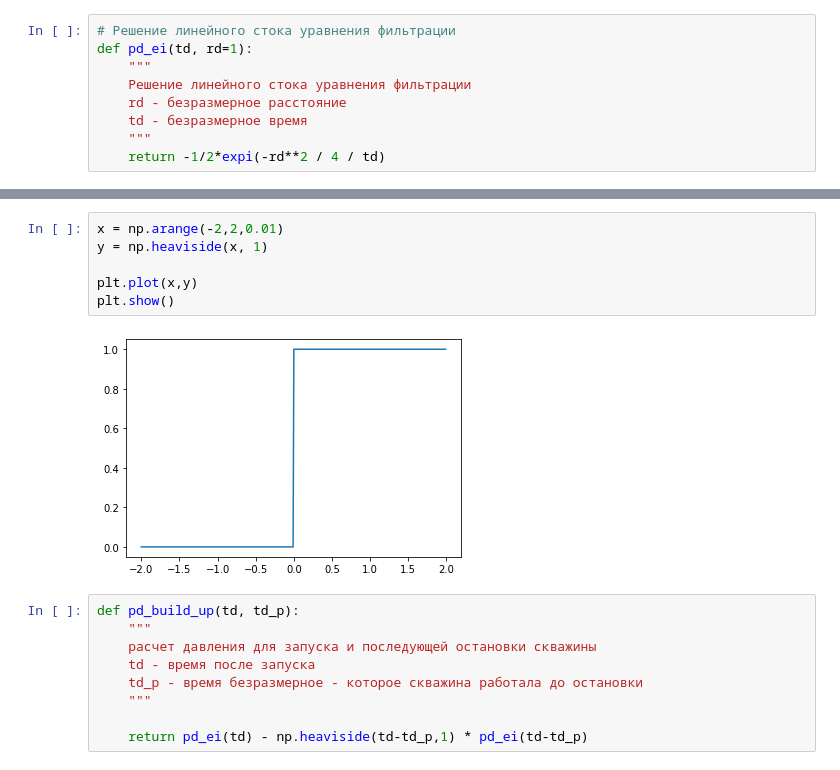
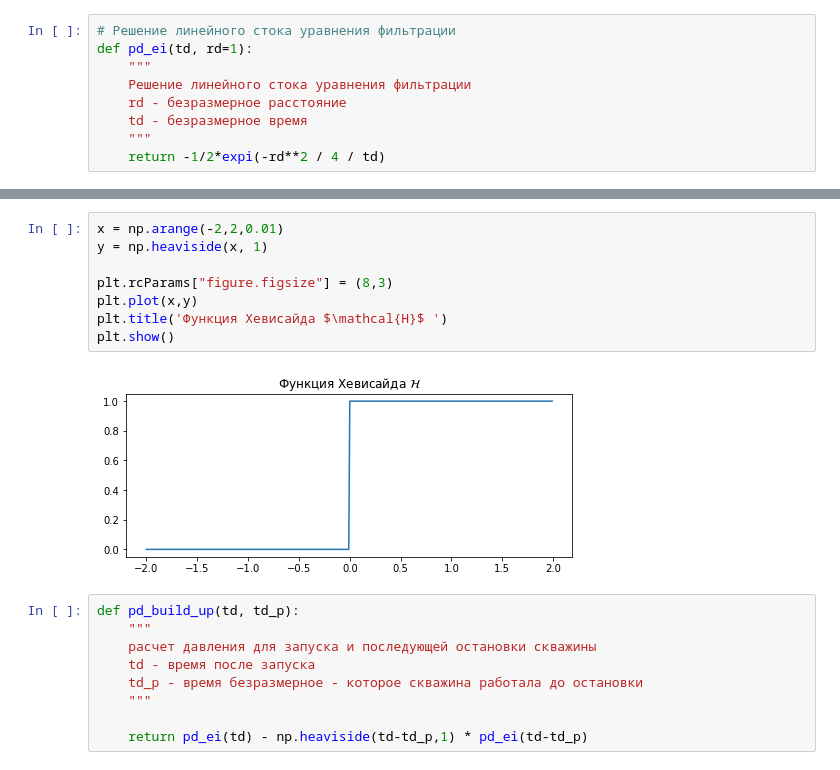
Before and after one commit to khabibullinra/welltest_examples, a Jupyter notebook: jupyter/18_суперпозиция.ipynb, the cells around one changed output, grey strips where cells are left out. Drawn from its saved outputs; the diff is of its cells as text.

```diff
--- a/jupyter/18_суперпозиция.ipynb
+++ b/jupyter/18_суперпозиция.ipynb
@@ -120,11 +63,13 @@ $$ \mathcal{H} = \begin{cases}0 & x < 0\\1 & x = 0\\1 & x > 0\end{cases}$$
 # %%
 x = np.arange(-2,2,0.01)
 y = np.heaviside(x, 1)
 
+plt.rcParams["figure.figsize"] = (8,3)
 plt.plot(x,y)
+plt.title('Функция Хевисайда $\mathcal{H}$ ')
 plt.show()
 # %% [output]
-[figure, old version]
+[figure, new version]
 # %%
 def pd_build_up(td, td_p):
     """
```
Also changed, not shown: parts of 32 cells of this notebook.
